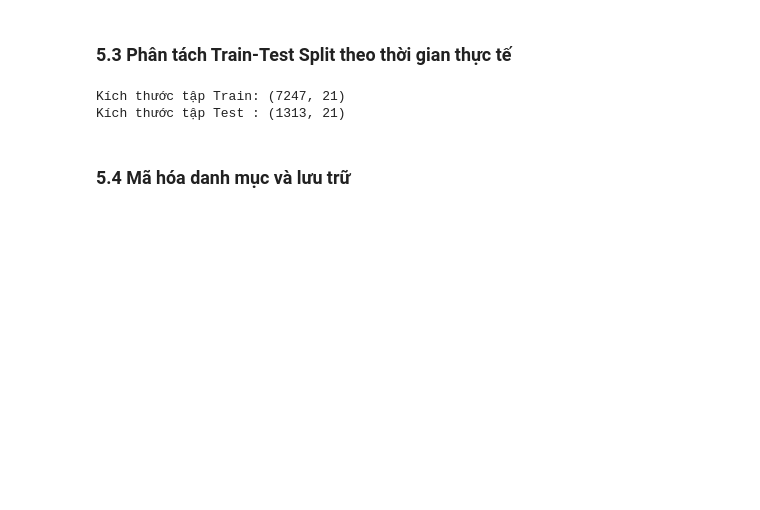
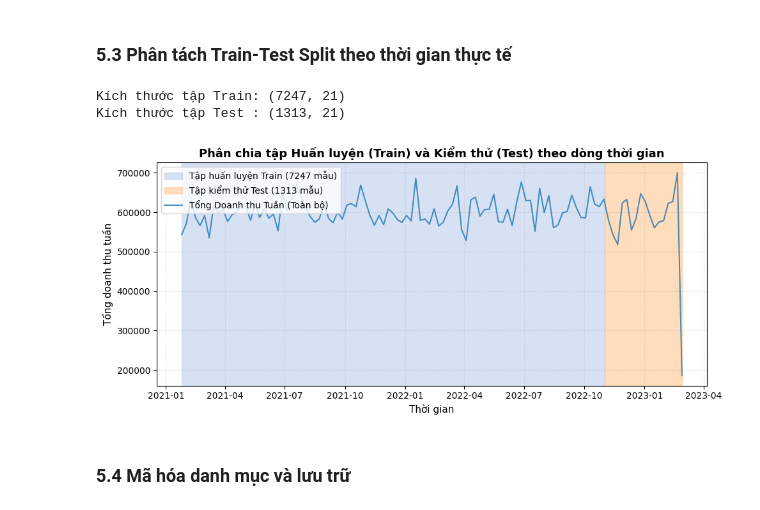
Before and after one commit to itsanhkhoi12/UTH-MACHINE-LEARNING-ASSIGNMENTS-GR02, a Jupyter notebook: practice_2/complete_solution/complete_solution_vi/05_feature_engineering.ipynb, the cells around one changed output. Saved outputs shown, nothing was run; the diff lists cells and outputs as text; code cells hidden in the pictures; blank space fills up the shorter version.

```diff
--- a/practice_2/complete_solution/complete_solution_vi/05_feature_engineering.ipynb
+++ b/practice_2/complete_solution/complete_solution_vi/05_feature_engineering.ipynb
@@ -76,6 +133,21 @@ print('Kích thước tập Test :', test_df.shape)
 # %% [output]
 Kích thước tập Train: (7247, 21)
 Kích thước tập Test : (1313, 21)
+# %%
+# Trực quan hóa phân chia tập Train / Test theo trục thời gian thực tế
+plt.figure(figsize=(10, 4.5))
+plt.axvspan(df_clean['invoice_date'].min(), pd.to_datetime('2022-11-01'), color='#aec7e8', alpha=0.5, label=f'Tập huấn luyện Train ({len(train_df)} mẫu)')
+plt.axvspan(pd.to_datetime('2022-11-01'), df_clean['invoice_date'].max(), color='#ffbb78', alpha=0.5, label=f'Tập kiểm thử Test ({len(test_df)} mẫu)')
+plt.plot(df_clean.groupby('invoice_date')['Sales_Revenue'].sum().index, df_clean.groupby('invoice_date')['Sales_Revenue'].sum().values, color='#1f77b4', alpha=0.8, label='Tổng Doanh thu Tuần (Toàn bộ)')
+plt.title('Phân chia tập Huấn luyện (Train) và Kiểm thử (Test) theo dòng thời gian', fontsize=13, fontweight='bold')
+plt.xlabel('Thời gian', fontsize=11)
+plt.ylabel('Tổng doanh thu tuần', fontsize=11)
+plt.legend(loc='upper left', fontsize=10)
+plt.grid(True, linestyle=':', alpha=0.5)
+plt.tight_layout()
+plt.show()
+# %% [output]
+[figure, added]
 # %% [markdown]
 ### 5.4 Mã hóa danh mục và lưu trữ
 # %%
```
Also changed, not shown: parts of 6 cells of this notebook, 2 other files.
